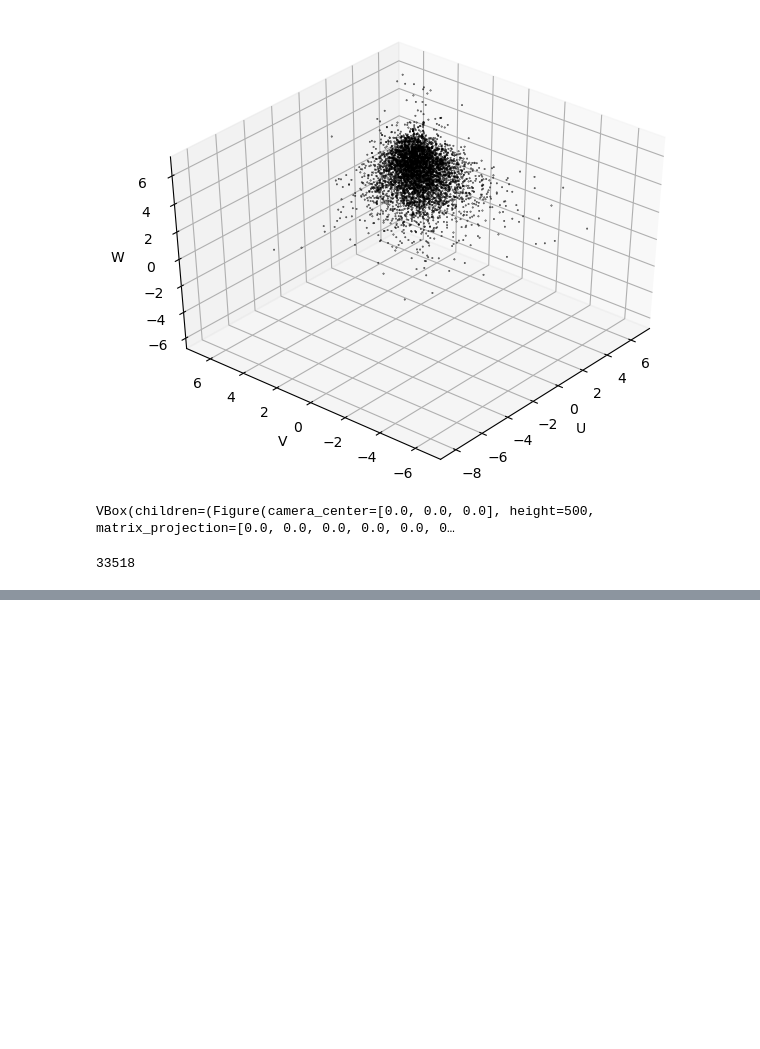
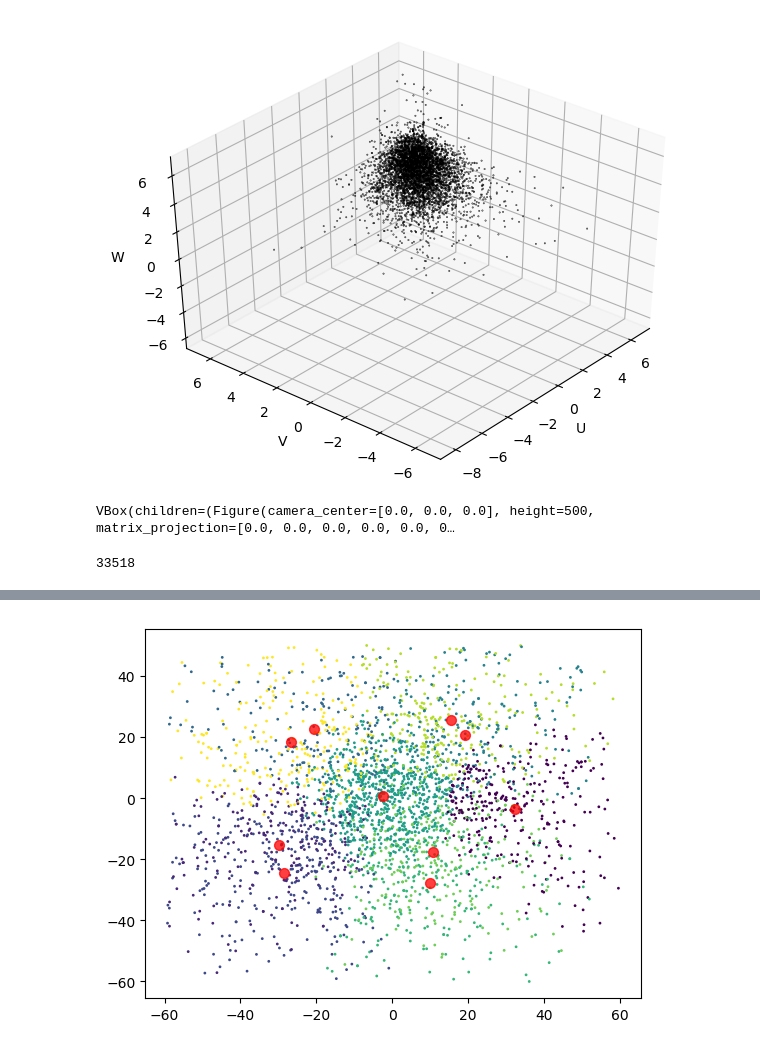
Before and after one commit to erumelhart/astr499research, a Jupyter notebook: gaia_data_search_part2.ipynb, the cells around one changed output, grey strips where cells are left out. Saved outputs shown, nothing was run; the diff lists cells and outputs as text; code cells hidden in the pictures; blank space fills up the shorter version.

```diff
--- a/gaia_data_search_part2.ipynb
+++ b/gaia_data_search_part2.ipynb
@@ -208,0 +211,11 @@ plt.scatter(centers[:, 0], centers[:, 1], c='red', s=50, alpha=0.75);
+# %%
+#Converting data columns to objects easier to deal with. Implemented random
+# selection of data subsample rows.
+
+udata = ushort.data
+vdata = vshort.data
+wdata = wshort.data
+
+idx = np.random.choice(np.arange(len(udata)), 3000)
+randarray = np.array([udata[idx], vdata[idx], wdata[idx]]).T
+print(randarray)
@@ -208,0 +230,13 @@ plt.scatter(centers[:, 0], centers[:, 1], c='red', s=50, alpha=0.75);
+# %%
+#2D plot of newly implemented random data subsample.
+
+kmeans = KMeans(n_clusters=10)
+kmeans.fit(randarray)
+y_kmeans = kmeans.predict(randarray)
+
+plt.scatter(randarray[:, 0], randarray[:, 1], c=y_kmeans, s=1, cmap='viridis')
+
+centers = kmeans.cluster_centers_
+plt.scatter(centers[:, 0], centers[:, 1], c='red', s=50, alpha=0.75);
+# %% [output]
+[figure, added]
```
Also changed, not shown: parts of 8 cells of this notebook.
